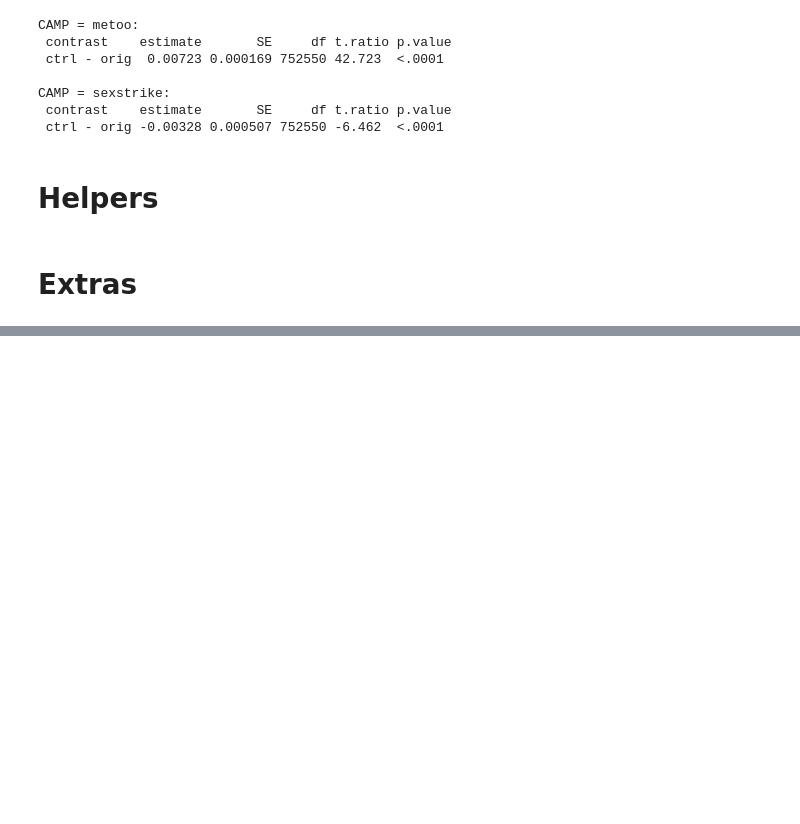
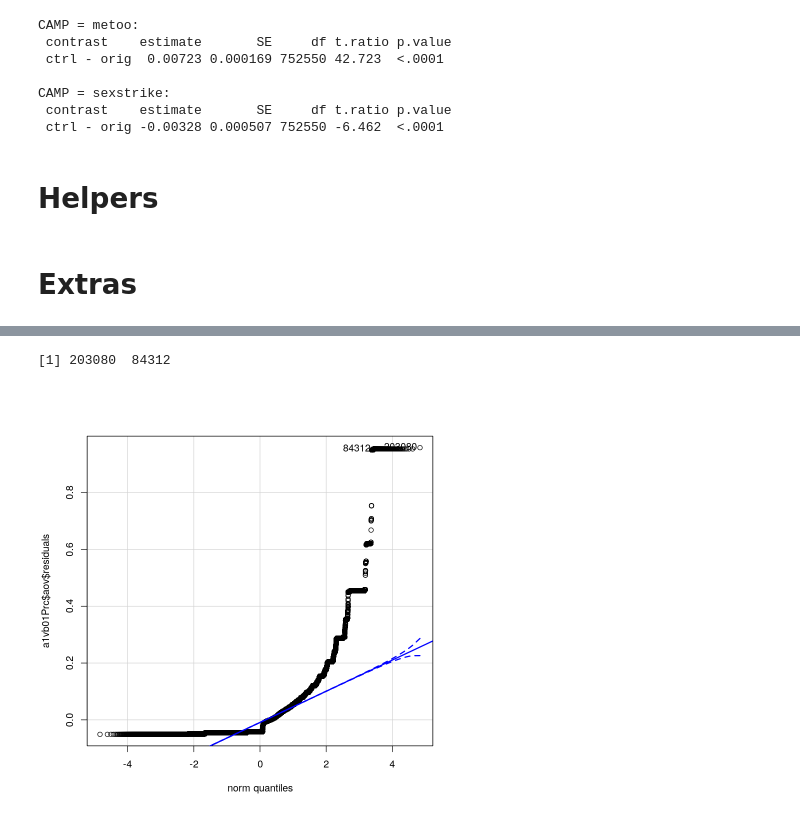
Before and after one commit to deepsensemaking/gdsm, a Jupyter notebook: t1006_output_eR__002_aov_4__unstacked.ipynb, the cells around one changed output, grey strips where cells are left out. Drawn from its saved outputs; the diff is of its cells as text; code cells hidden in the pictures; blank space fills up the shorter version.

```diff
--- a/t1006_output_eR__002_aov_4__unstacked.ipynb
+++ b/t1006_output_eR__002_aov_4__unstacked.ipynb
@@ -460,0 +409,5 @@ str(df2)
+# %%
+qqPlot(a1vb01Prc$aov$residuals)
+# %% [output]
+[1] 203080  84312
+[figure, added]
```
Also changed, not shown: parts of 25 cells of this notebook.
